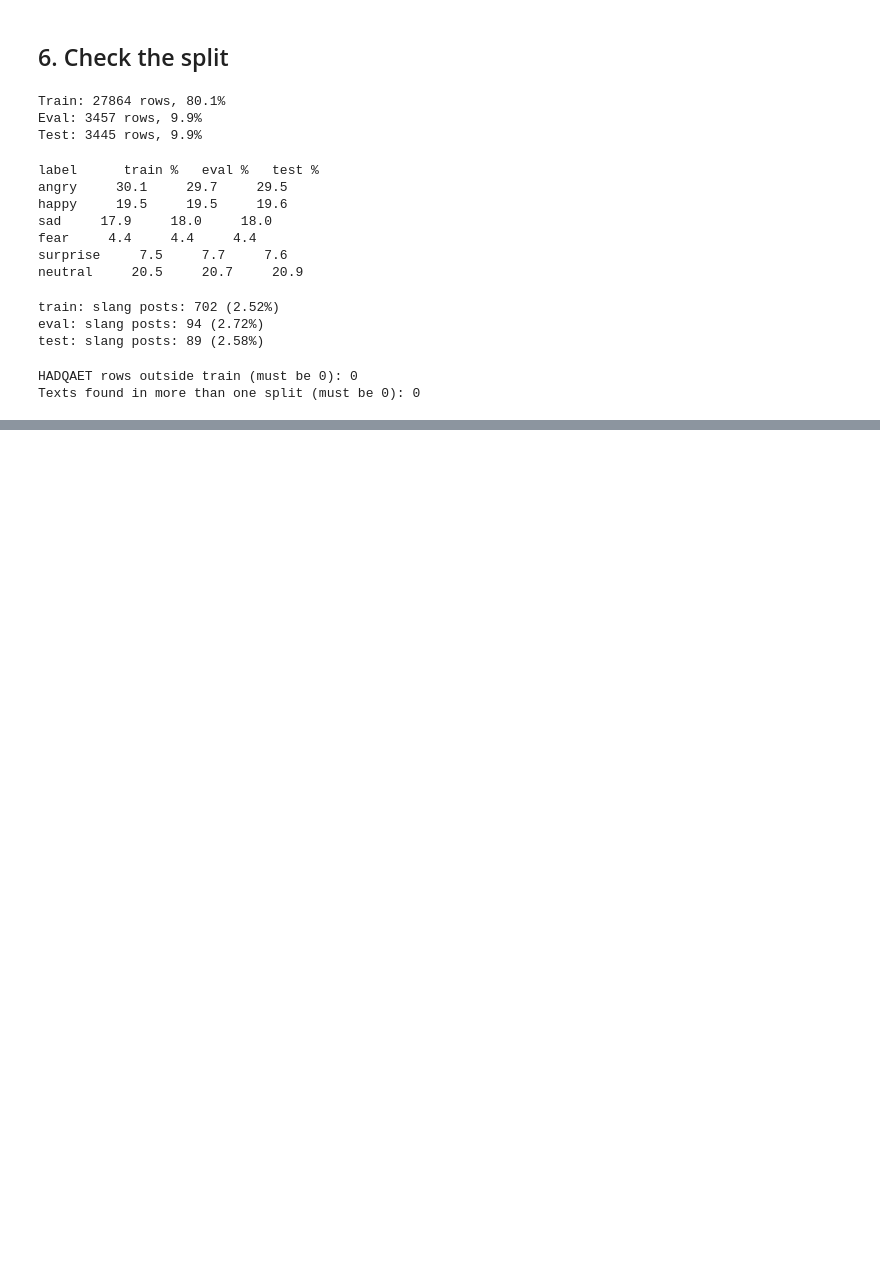
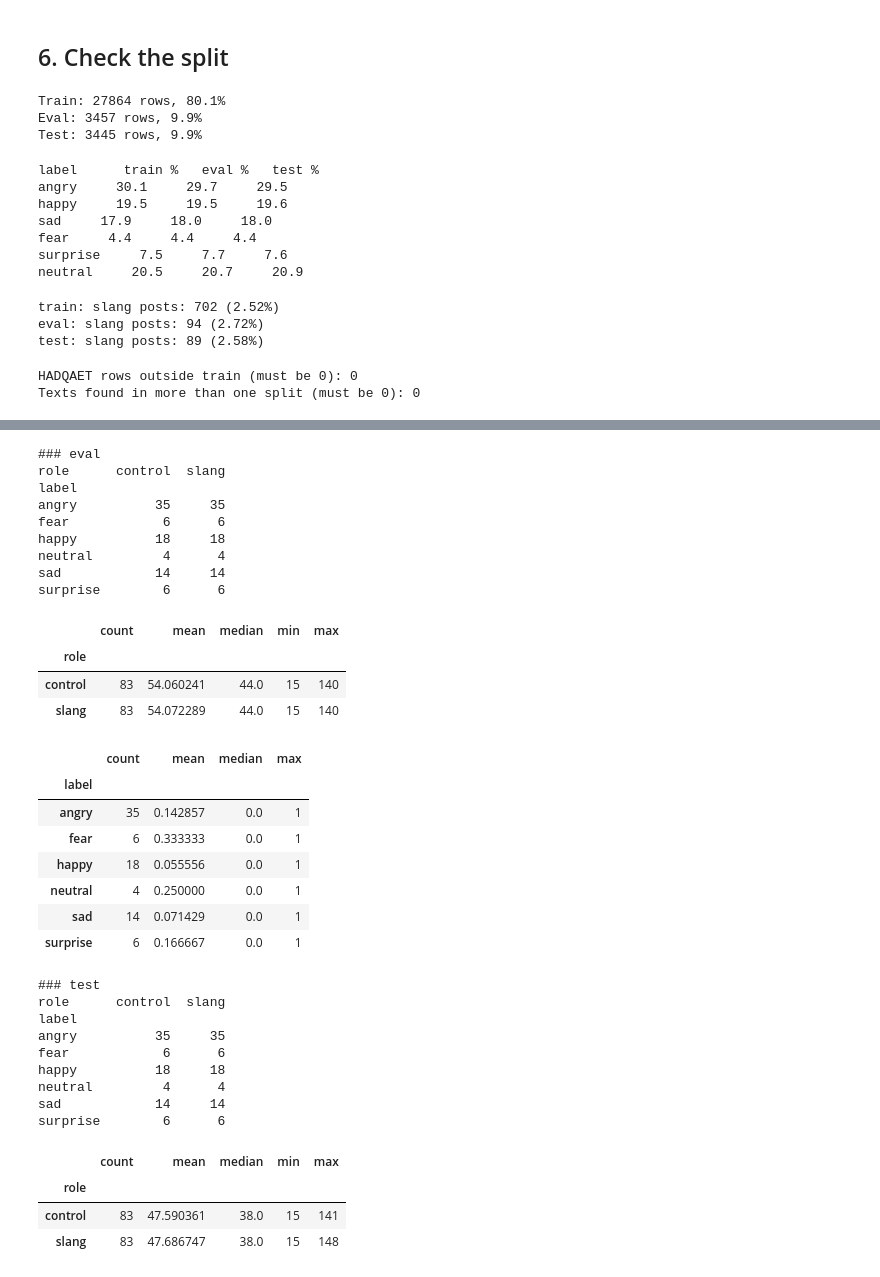
Before and after one commit to cierrajagan/W266-slang-emotion-mt, a Jupyter notebook: notebooks/02_split_usual.ipynb, the cells around one changed output, grey strips where cells are left out. Cells and saved outputs as stored; diff of their text form; code cells hidden in the pictures; blank space fills up the shorter version.

```diff
--- a/notebooks/02_split_usual.ipynb
+++ b/notebooks/02_split_usual.ipynb
@@ -369,0 +590,21 @@ Texts found in more than one split (must be 0): 0
+# %%
+for split_name, matched in matched_by_split.items():
+    slang = matched[matched["role"] == "slang"]
+    controls = matched[matched["role"] == "control"]
+
+    # Assert that each pair has exactly one slang row and one control row
+    assert matched.groupby("pair_id").size().eq(2).all()
+    assert matched.groupby("pair_id")["role"].nunique().eq(2).all()
+
+    # Assert that posts are not reused
+    assert slang["post_id"].is_unique
+    assert controls["post_id"].is_unique
+
+    # Assert that members share the same gold emotion
+    assert matched.groupby("pair_id")["label"].nunique().eq(1).all()
+
+    # Assert that control rows contain no CHEER match
+    assert (~controls["has_slang_simple"].astype(bool)).all()
+
+    # Assert that eval/test were built to exclude HADQAET overlap
+    assert not matched["in_hadqaet"].astype(bool).any()
@@ -369,0 +615,58 @@ Texts found in more than one split (must be 0): 0
+# %%
+for split_name, matched in matched_by_split.items():
+    print("\n###", split_name)
+    print(pd.crosstab(matched["label"], matched["role"]))
+
+    display(
+        matched.groupby("role")["char_len"]
+        .agg(["count", "mean", "median", "min", "max"])
+    )
+
+    pair_level = (
+        matched.groupby("pair_id")
+        .agg(
+            label=("label", "first"),
+            length_diff=("length_diff", "first")
+        )
+        .reset_index()
+    )
+
+    display(
+        pair_level.groupby("label")["length_diff"]
+        .agg(["count", "mean", "median", "max"])
+    )
+# %% [output]
+### eval
+role      control  slang
+label
+angry          35     35
+fear            6      6
+happy          18     18
+neutral         4      4
+sad            14     14
+surprise        6      6
+|  | count | mean | median | min | max |
+| role |  |  |  |  |  |
+| control | 83 | 54.060241 | 44.0 | 15 | 140 |
+| slang | 83 | 54.072289 | 44.0 | 15 | 140 |
+|  | count | mean | median | max |
+| label |  |  |  |  |
+| angry | 35 | 0.142857 | 0.0 | 1 |
+| fear | 6 | 0.333333 | 0.0 | 1 |
+| happy | 18 | 0.055556 | 0.0 | 1 |
+| neutral | 4 | 0.250000 | 0.0 | 1 |
+| sad | 14 | 0.071429 | 0.0 | 1 |
+| surprise | 6 | 0.166667 | 0.0 | 1 |
+### test
+role      control  slang
+label
+angry          35     35
+fear            6      6
+happy          18     18
+neutral         4      4
+sad            14     14
+surprise        6      6
+|  | count | mean | median | min | max |
+| role |  |  |  |  |  |
+| control | 83 | 47.590361 | 38.0 | 15 | 141 |
+| slang | 83 | 47.686747 | 38.0 | 15 | 148 |
```
Also changed, not shown: parts of 20 cells of this notebook, 6 other files.
